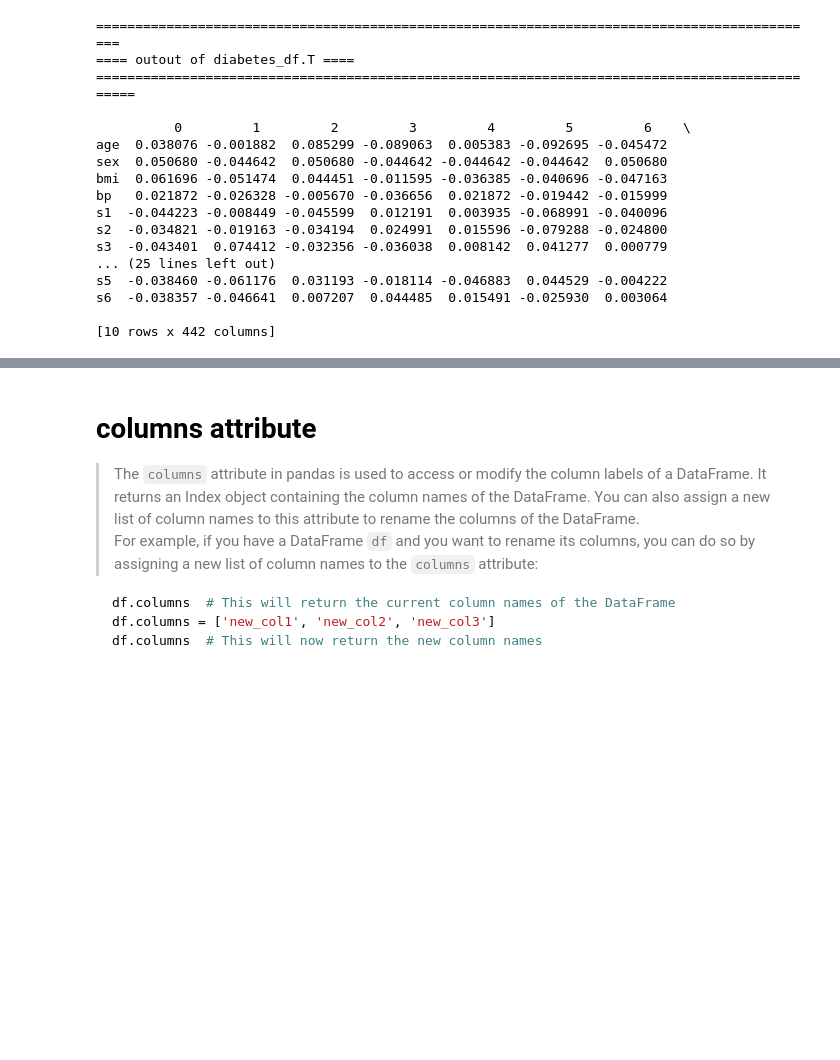
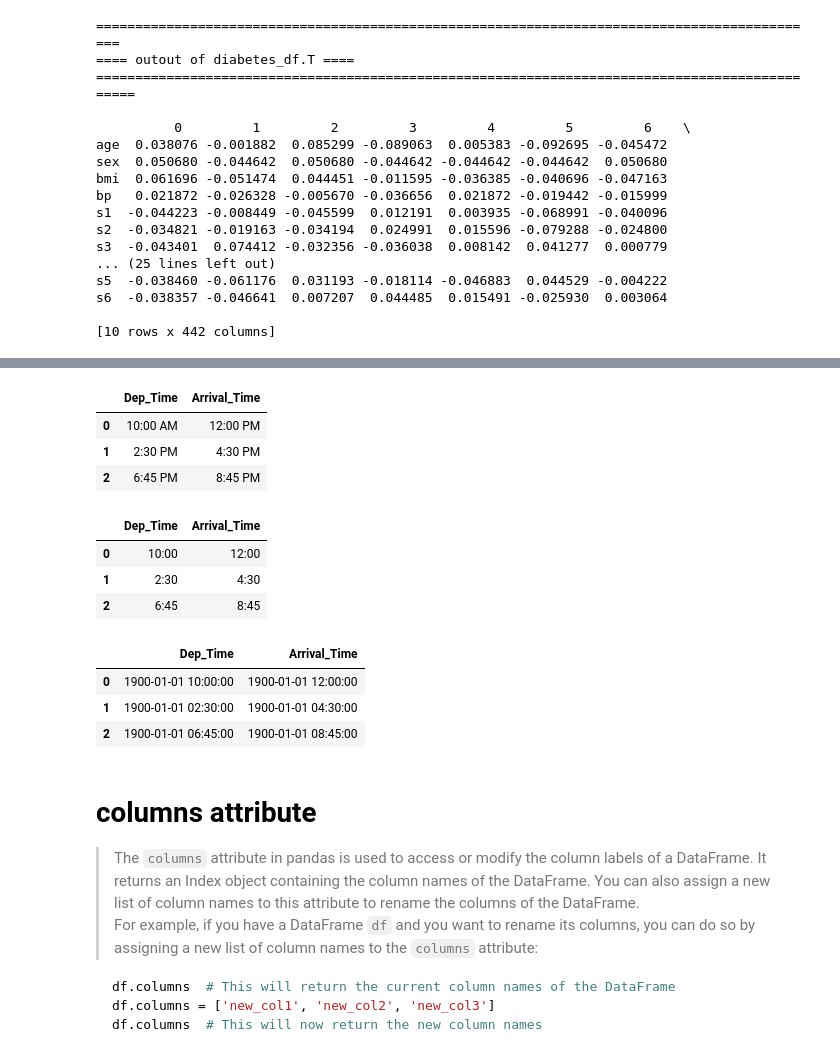
Before and after one commit to shivam-kumar25/mlp-programming, a Jupyter notebook: panda/pandaBasics.ipynb, the cells around one changed output, grey strips where cells are left out. Saved outputs shown, nothing was run; the diff lists cells and outputs as text; code cells hidden in the pictures; blank space fills up the shorter version.

```diff
--- a/panda/pandaBasics.ipynb
+++ b/panda/pandaBasics.ipynb
@@ -459,3 +502,44 @@ s6  -0.038357 -0.046641  0.007207  0.044485  0.015491 -0.025930  0.003064
+# %%
+from IPython import display
+
+
+str_time_df = pd.DataFrame({
+    "Dep_Time": ["10:00 AM", "2:30 PM", "6:45 PM"],
+    "Arrival_Time": ["12:00 PM", "4:30 PM", "8:45 PM"]
+})
+
+display.display(str_time_df)
+
+str_time_df["Arrival_Time"] = str_time_df["Arrival_Time"].apply(lambda time: time.strip().split(" ")[0])
+str_time_df["Dep_Time"] = str_time_df["Dep_Time"].apply(lambda time: time.strip().split(" ")[0])
+# this line of code is using the apply method to modify the "Arrival_Time" column of the str_time_df DataFrame.
+# The lambda function takes each time value, removes any leading or trailing whitespace with strip(), and then splits the string by spaces and takes the first part (the time) using split(" ")[0].
+# This effectively removes the "AM" or "PM" part from the time values in the "Arrival_Time" column.
+display.display(str_time_df)
+
+time_df1 = pd.to_datetime(str_time_df["Arrival_Time"], format="%H:%M")
+time_df2 = pd.to_datetime(str_time_df["Dep_Time"], format="%H:%M")
+
+time_df  = pd.DataFrame({
+    "Dep_Time": time_df2,
+    "Arrival_Time": time_df1
+})
+
+
+display.display(time_df)
+# %% [output]
+|  | Dep_Time | Arrival_Time |
+| 0 | 10:00 AM | 12:00 PM |
+| 1 | 2:30 PM | 4:30 PM |
+| 2 | 6:45 PM | 8:45 PM |
+|  | Dep_Time | Arrival_Time |
+| 0 | 10:00 | 12:00 |
+| 1 | 2:30 | 4:30 |
+| 2 | 6:45 | 8:45 |
+|  | Dep_Time | Arrival_Time |
+| 0 | 1900-01-01 10:00:00 | 1900-01-01 12:00:00 |
+| 1 | 1900-01-01 02:30:00 | 1900-01-01 04:30:00 |
+| 2 | 1900-01-01 06:45:00 | 1900-01-01 08:45:00 |
 # %% [markdown]
 
 # columns attribute
```
Also changed, not shown: parts of 4 cells of this notebook, 3 other files.
